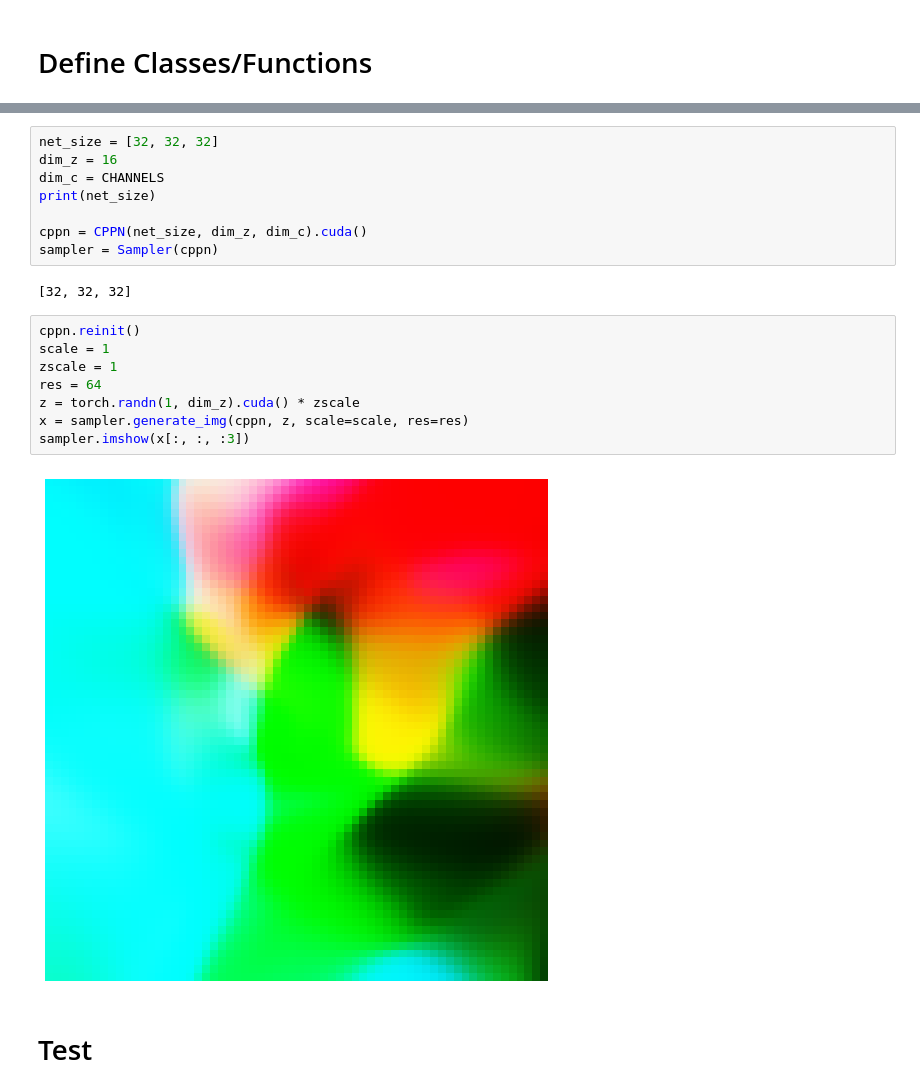
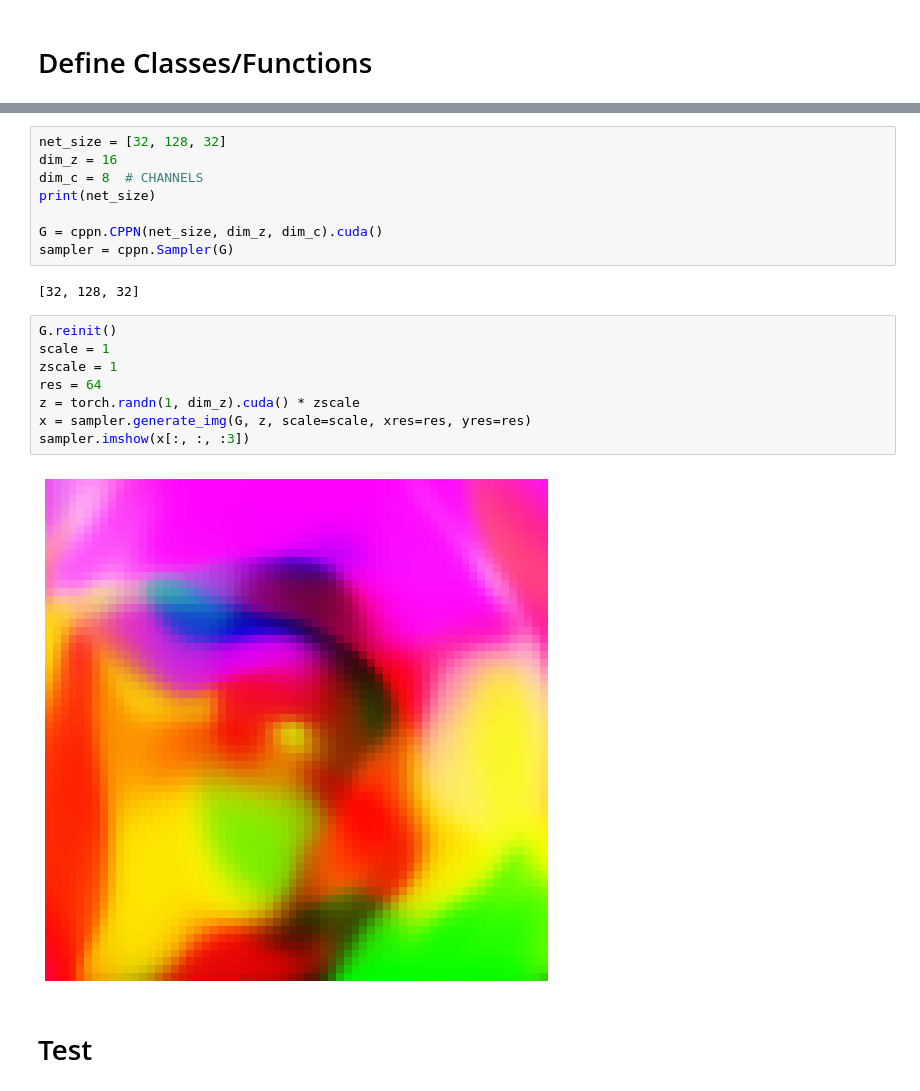
Before and after one commit to heysoos/neuralart, a Jupyter notebook: notebooks/train_noleak_experiment-withCPPN.ipynb, the cells around one changed output, grey strips where cells are left out. Drawn from its saved outputs; the diff is of its cells as text.

Commit message:
refactoring CA/CPPN code

```diff
--- a/notebooks/train_noleak_experiment-withCPPN.ipynb
+++ b/notebooks/train_noleak_experiment-withCPPN.ipynb
@@ -305,23 +27,23 @@ class Sampler():
 # %%
-net_size = [32, 32, 32]
+net_size = [32, 128, 32]
 dim_z = 16
-dim_c = CHANNELS
+dim_c = 8  # CHANNELS
 print(net_size)
 
-cppn = CPPN(net_size, dim_z, dim_c).cuda()
-sampler = Sampler(cppn)
+G = cppn.CPPN(net_size, dim_z, dim_c).cuda()
+sampler = cppn.Sampler(G)
 # %% [output]
-[32, 32, 32]
+[32, 128, 32]
 # %%
-cppn.reinit()
+G.reinit()
 scale = 1
 zscale = 1
 res = 64
 z = torch.randn(1, dim_z).cuda() * zscale
-x = sampler.generate_img(cppn, z, scale=scale, res=res)
+x = sampler.generate_img(G, z, scale=scale, xres=res, yres=res)
 sampler.imshow(x[:, :, :3])
 # %% [output]
-[figure, old version]
+[figure, new version]
 # %% [markdown]
 # Test
 # %%
```
Also changed, not shown: parts of 30 cells of this notebook, 4 other files.
